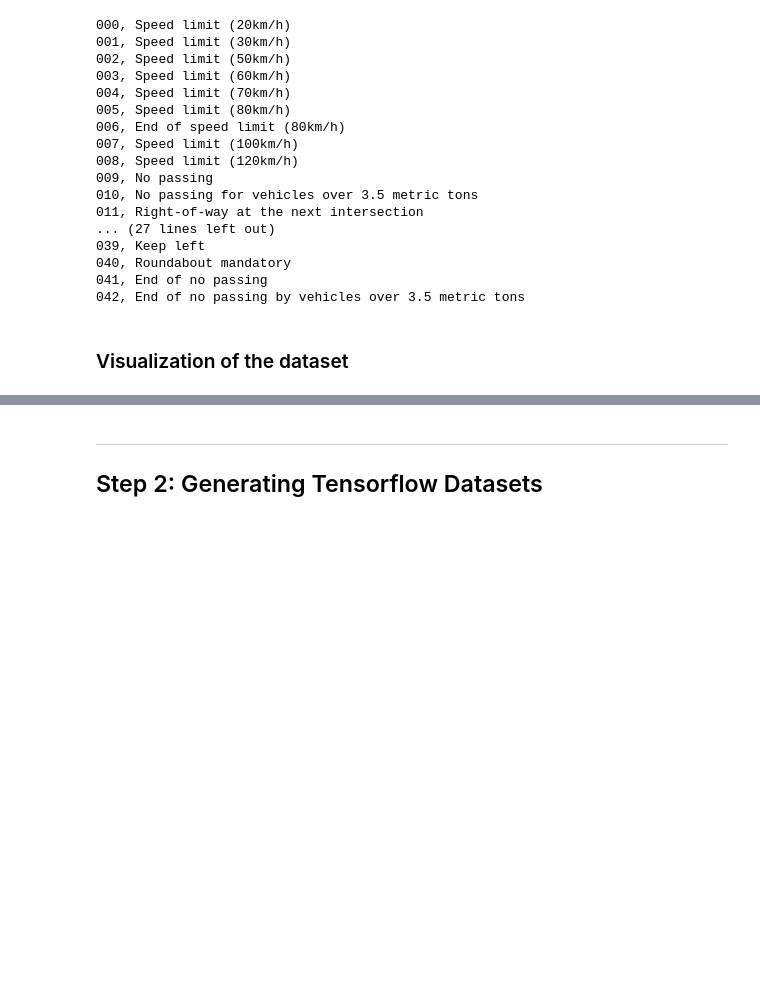
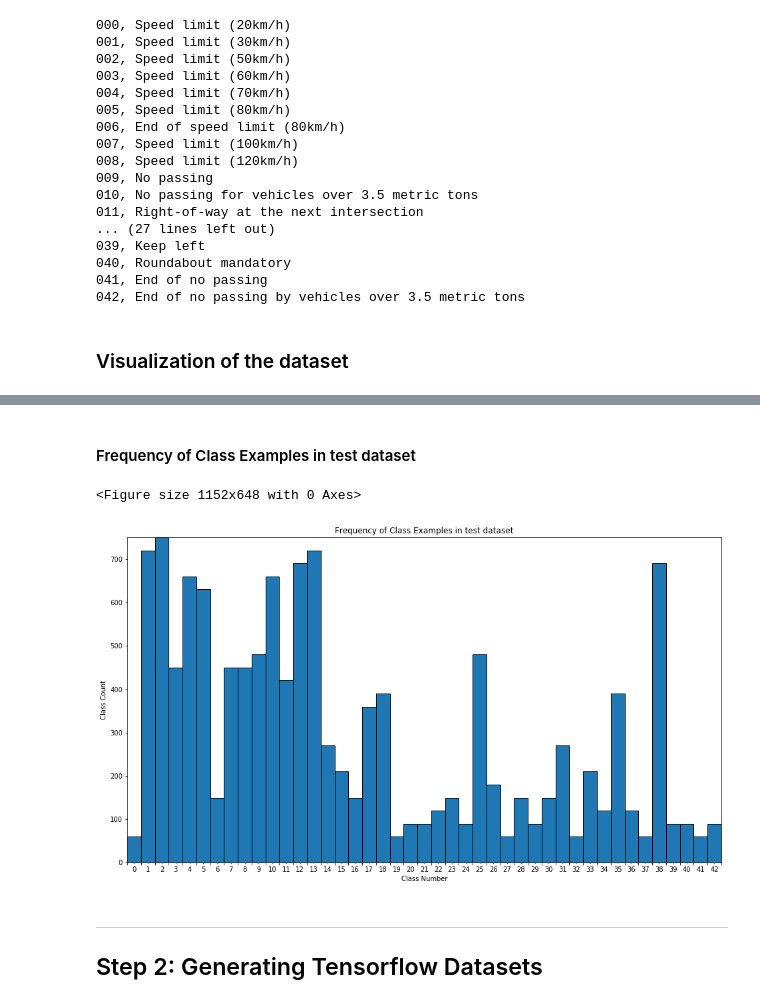
Before and after one commit to svh2811/Traffic-Sign-Recognition, a Jupyter notebook: Traffic_Sign_Classifier.ipynb, the cells around one changed output, grey strips where cells are left out. Drawn from its saved outputs; the diff is of its cells as text; code cells hidden in the pictures; blank space fills up the shorter version.

```diff
--- a/Traffic_Sign_Classifier.ipynb
+++ b/Traffic_Sign_Classifier.ipynb
@@ -117,3 +121,10 @@ plot_histogram(dataset["val"]["y"], 'Frequency of Class Examples in validation d
+# %% [markdown]
+#### Frequency of Class Examples in test dataset
+# %%
+plot_histogram(dataset["test"]["y"], 'Frequency of Class Examples in test dataset')
+# %% [output]
+<Figure size 1152x648 with 0 Axes>
+[figure, added]
 # %% [markdown]
 ----
 
```
Also changed, not shown: parts of 9 cells of this notebook.
